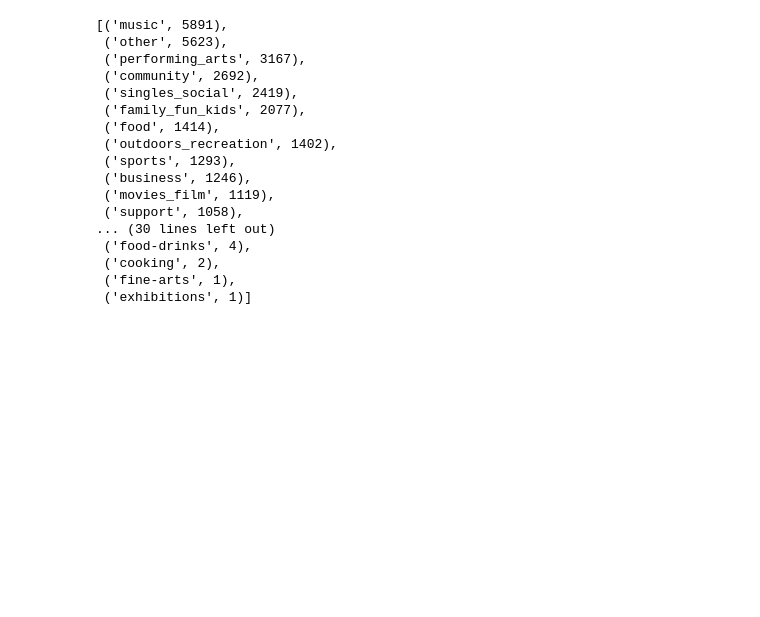
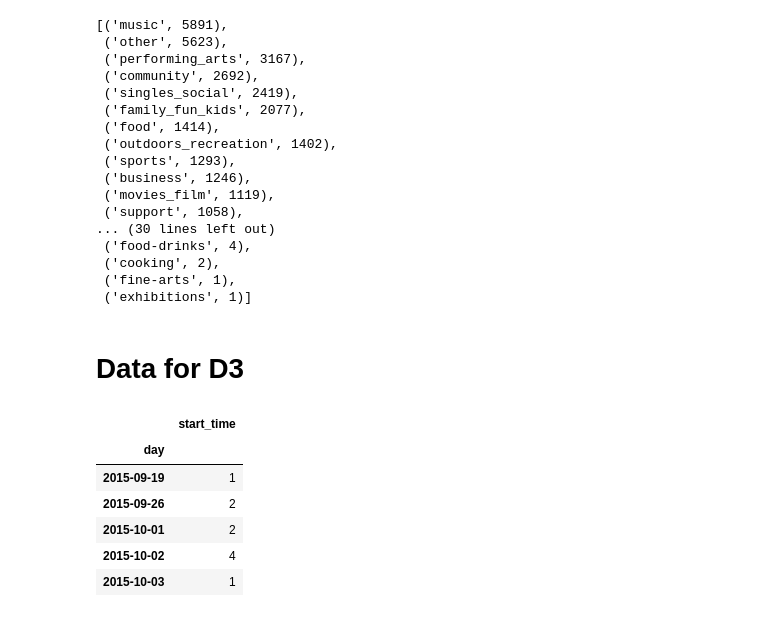
Before and after one commit to inon-peled/dtu_visualization_d3_course, a Jupyter notebook: project/py/explore_events_data.ipynb, the cells around one changed output. Cells and saved outputs as stored; diff of their text form; code cells hidden in the pictures; blank space fills up the shorter version.

```diff
--- a/project/py/explore_events_data.ipynb
+++ b/project/py/explore_events_data.ipynb
@@ -179,3 +177,5 @@ sorted(collections.Counter(l).items(), key=lambda pair: -pair[1])
  ('cooking', 2),
  ('fine-arts', 1),
  ('exhibitions', 1)]
+# %% [markdown]
+# Data for D3
@@ -181,0 +188,23 @@ sorted(collections.Counter(l).items(), key=lambda pair: -pair[1])
+# %%
+def daily_activity(venue_name):
+    return df\
+        [df.venue_escaped == venue_name]\
+        [['start_time']]\
+        .assign(day=lambda df: df.start_time.dt.date)\
+        .groupby('day') \
+        .count()\
+        .sort_index()
+
+for v in venues:
+    vname = v.replace('_', ' ')
+    daily_activity('Madison Square Garden').to_csv(os.path.join('for_d3', 'daily_event_count_' + v + '.csv'))
+
+daily_activity('Madison Square Garden').head()
+# %% [output]
+|  | start_time |
+| day |  |
+| 2015-09-19 | 1 |
+| 2015-09-26 | 2 |
+| 2015-10-01 | 2 |
+| 2015-10-02 | 4 |
+| 2015-10-03 | 1 |
```
Also changed, not shown: parts of 5 cells of this notebook, 39 other files.
